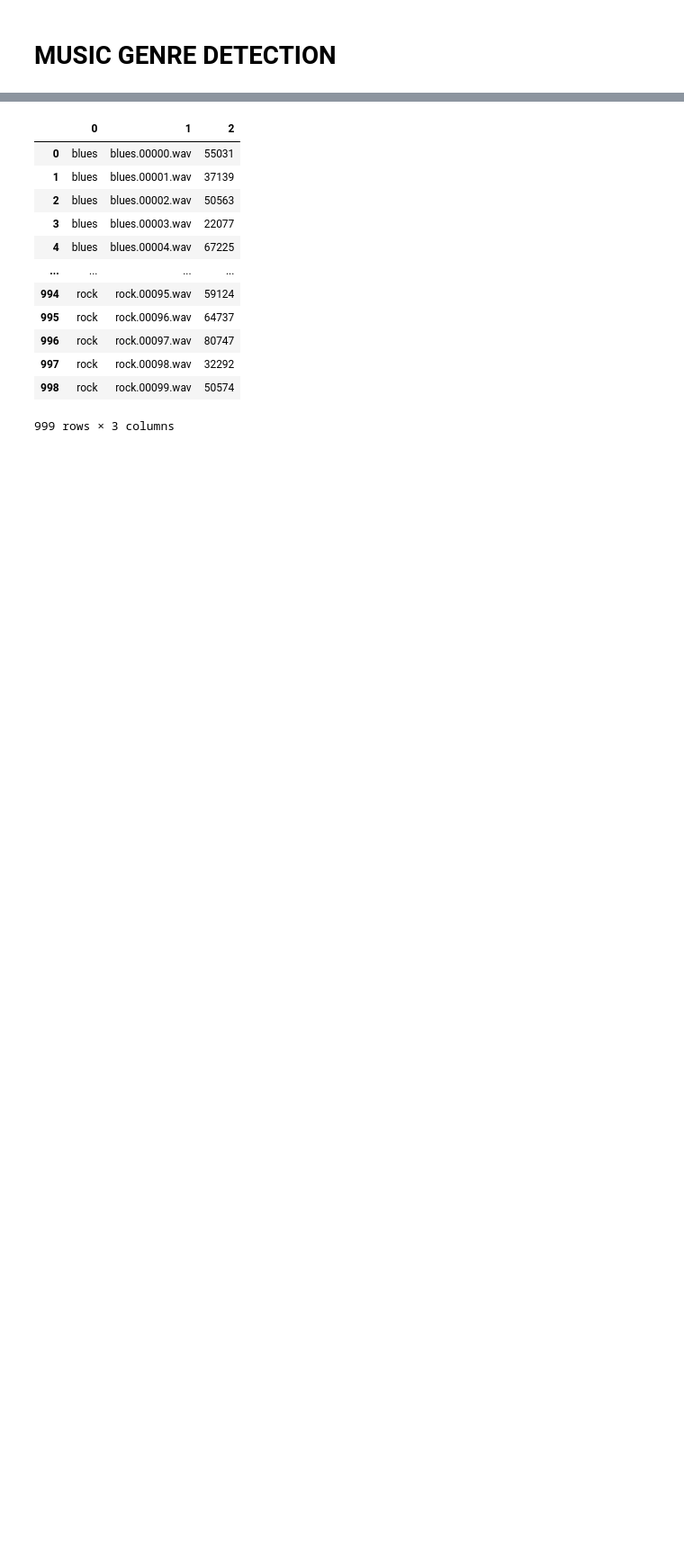
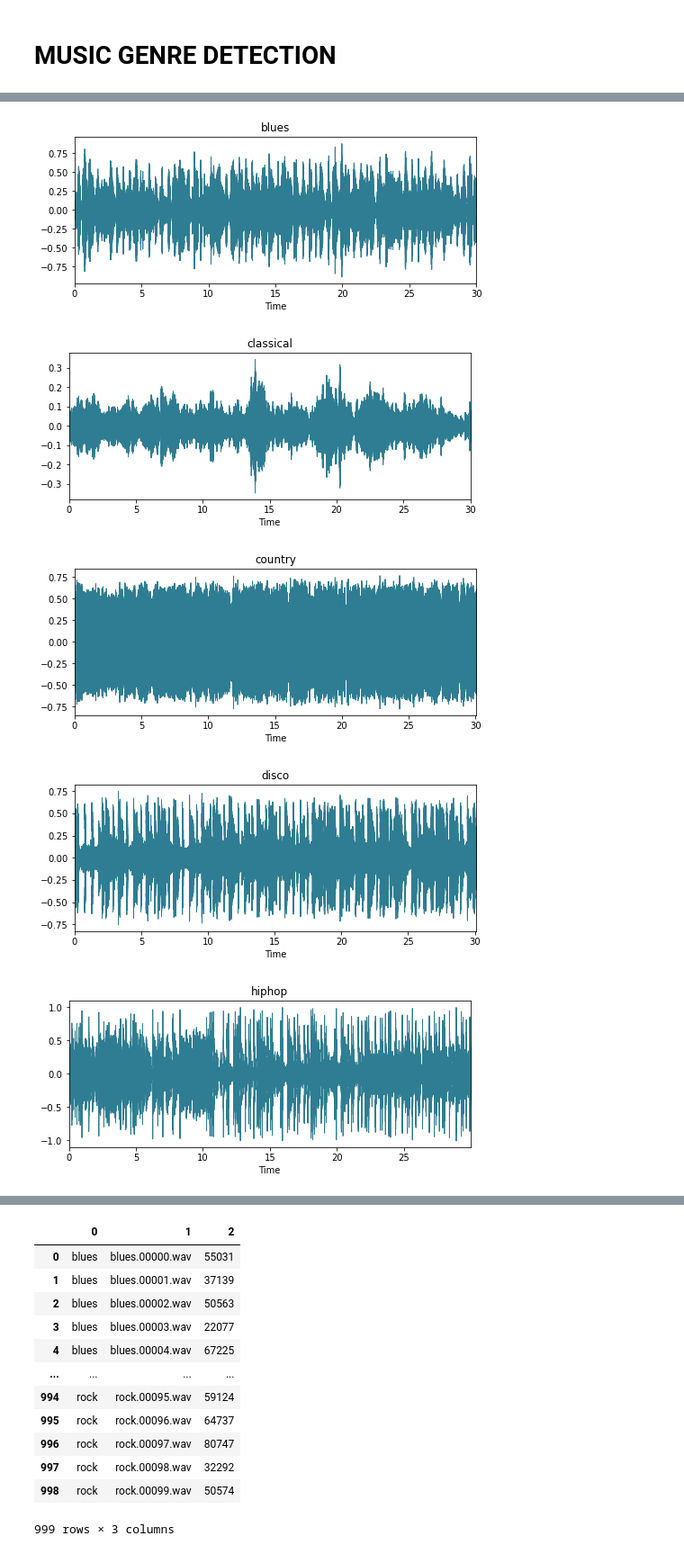
Before and after one commit to pavan139/music-genre-classification, a Jupyter notebook: music_genre_classification.ipynb, the cells around one changed output, grey strips where cells are left out. Shown at 90% size. Drawn from its saved outputs; the diff is of its cells as text; code cells hidden in the pictures; blank space fills up the shorter version.

```diff
--- a/music_genre_classification.ipynb
+++ b/music_genre_classification.ipynb
@@ -113,0 +59,3 @@ plt.show()
+# %%
+df_soundwaves = pd.DataFrame(data_soundwaves, columns = ['genre_name','filename','sound_wave','sr'])
+df_soundwaves
@@ -113,0 +76,3 @@ plt.show()
+# %%
+df_soundwaves_single = df_soundwaves.drop_duplicates(subset=['genre_name'])
+df_soundwaves_single
@@ -113,0 +91,3 @@ plt.show()
+# %%
+data_soundwaves_single=df_soundwaves_single.to_numpy()
+data_soundwaves_single
@@ -113,0 +112,15 @@ plt.show()
+# %%
+def waveplot(sound_wave):
+    plt.figure(figsize = (16, 6))
+    plt.title(sound_wave[0])
+    librosa.display.waveplot(y=sound_wave[2], sr=sound_wave[3], color="#2f7d92ff")
+    plt.show()
+# %%
+for sound in data_soundwaves_single:
+    waveplot(sound)
+# %% [output]
+[figure, added]
+[figure, added]
+[figure, added]
+[figure, added]
+[figure, added]
```
Also changed, not shown: parts of 45 cells of this notebook.
